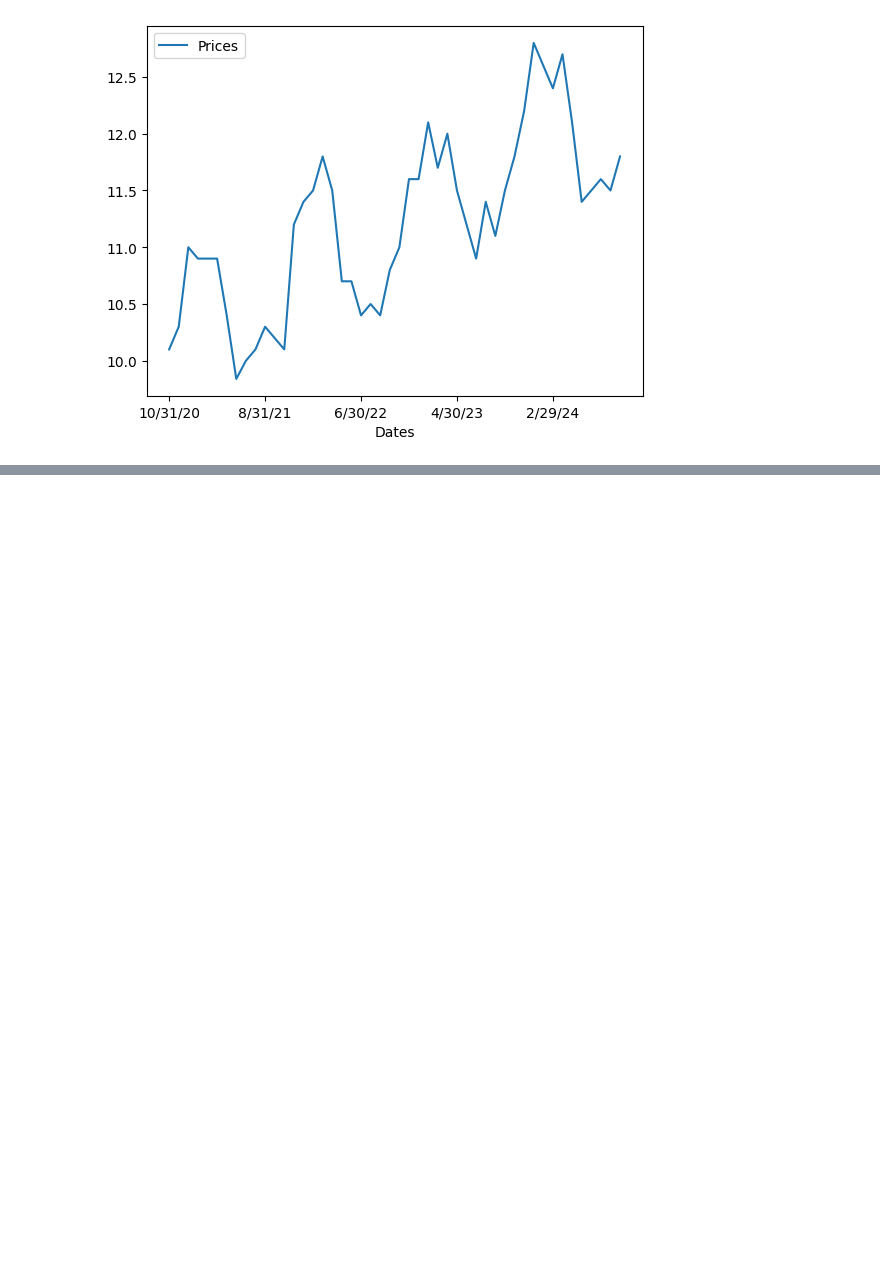
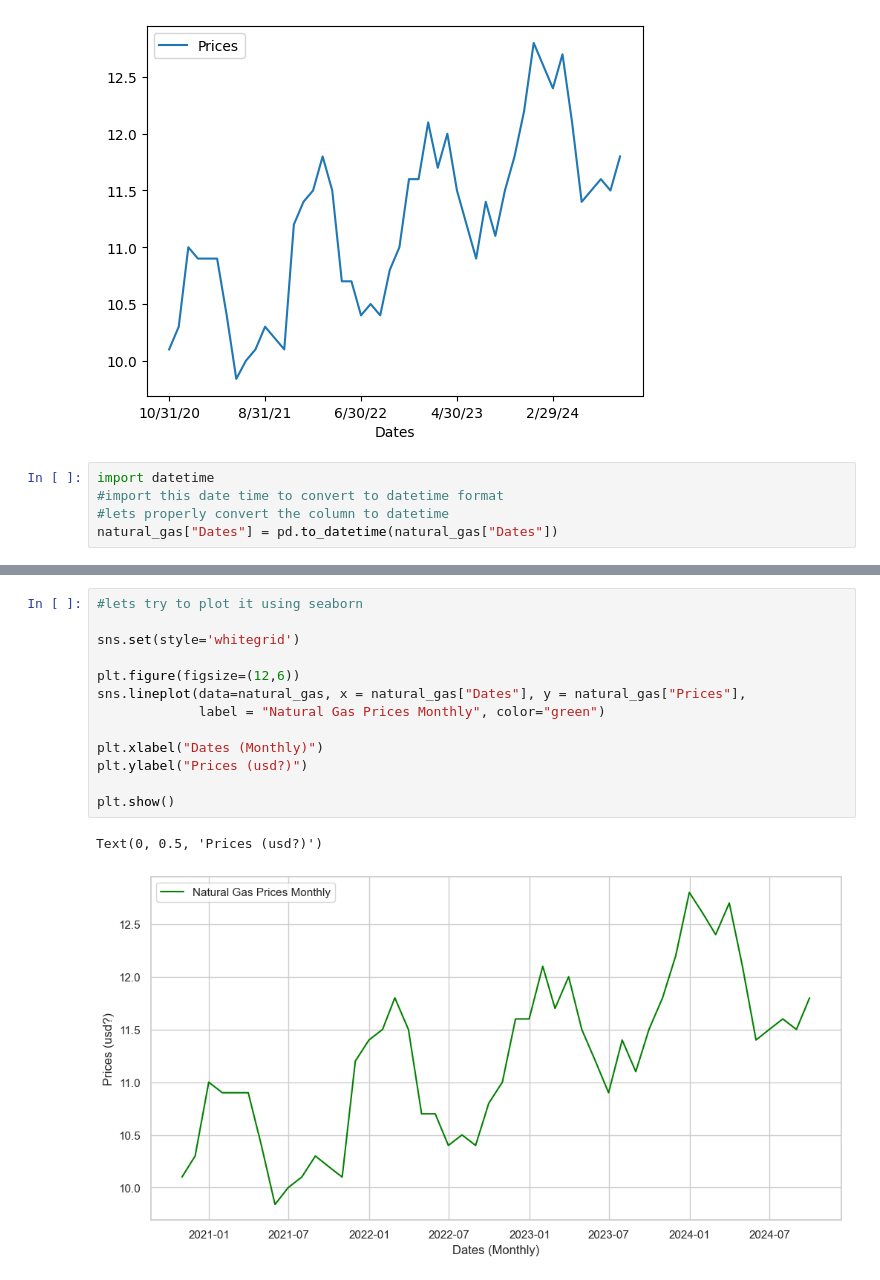
Before and after one commit to iksegola/Forage-Simulations, a Jupyter notebook: natgas.ipynb, the cells around one changed output, grey strips where cells are left out. Saved outputs shown, nothing was run; the diff lists cells and outputs as text; blank space fills up the shorter version.

Commit message:
changed to ordinal time

```diff
--- a/natgas.ipynb
+++ b/natgas.ipynb
@@ -47,3 +43,8 @@ natural_gas.plot("Dates", "Prices")
 # %% [output]
 <Axes: xlabel='Dates'>
 [figure]
+# %%
+import datetime
+#import this date time to convert to datetime format
+#lets properly convert the column to datetime
+natural_gas["Dates"] = pd.to_datetime(natural_gas["Dates"])
@@ -49,0 +63,16 @@ natural_gas.plot("Dates", "Prices")
+# %%
+#lets try to plot it using seaborn
+
+sns.set(style='whitegrid')
+
+plt.figure(figsize=(12,6))
+sns.lineplot(data=natural_gas, x = natural_gas["Dates"], y = natural_gas["Prices"],
+             label = "Natural Gas Prices Monthly", color="green")
+
+plt.xlabel("Dates (Monthly)")
+plt.ylabel("Prices (usd?)")
+
+plt.show()
+# %% [output]
+Text(0, 0.5, 'Prices (usd?)')
+[figure, added]
```
Also changed, not shown: parts of 7 cells of this notebook.
